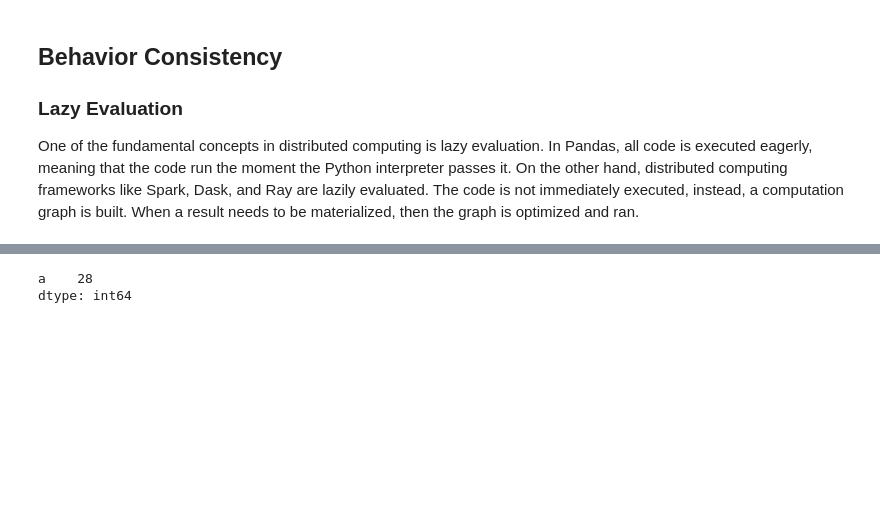
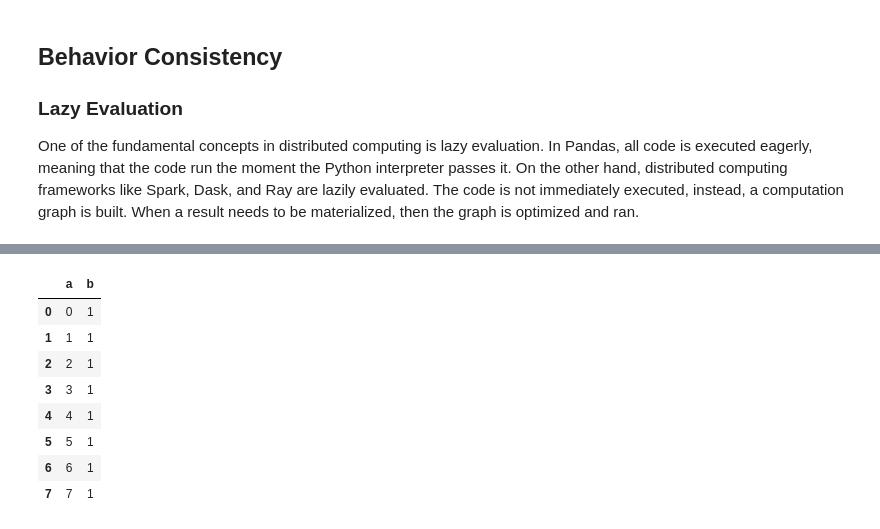
Before and after one commit to kvnkho/pydata-seattle-fugue, a Jupyter notebook: notebooks/----2-consistency_issues.ipynb, the cells around one changed output, grey strips where cells are left out. Drawn from its saved outputs; the diff is of its cells as text; code cells hidden in the pictures; blank space fills up the shorter version.

```diff
--- a/notebooks/----2-consistency_issues.ipynb
+++ b/notebooks/----2-consistency_issues.ipynb
@@ -163,7 +182,20 @@ def gen_data(df):
 # print(test.head())
 # print(test.head())
 
-kdf.sum()
+def test(x):
+    x['b'] = 1
+    return x
+
+kdf2 = test(kdf)
-# %% [output]
-a    28
-dtype: int64
+# %%
+kdf2
+# %% [output]
+|  | a | b |
+| 0 | 0 | 1 |
+| 1 | 1 | 1 |
+| 2 | 2 | 1 |
+| 3 | 3 | 1 |
+| 4 | 4 | 1 |
+| 5 | 5 | 1 |
+| 6 | 6 | 1 |
+| 7 | 7 | 1 |
```
Also changed, not shown: parts of 1 cell of this notebook, 2 other files.
